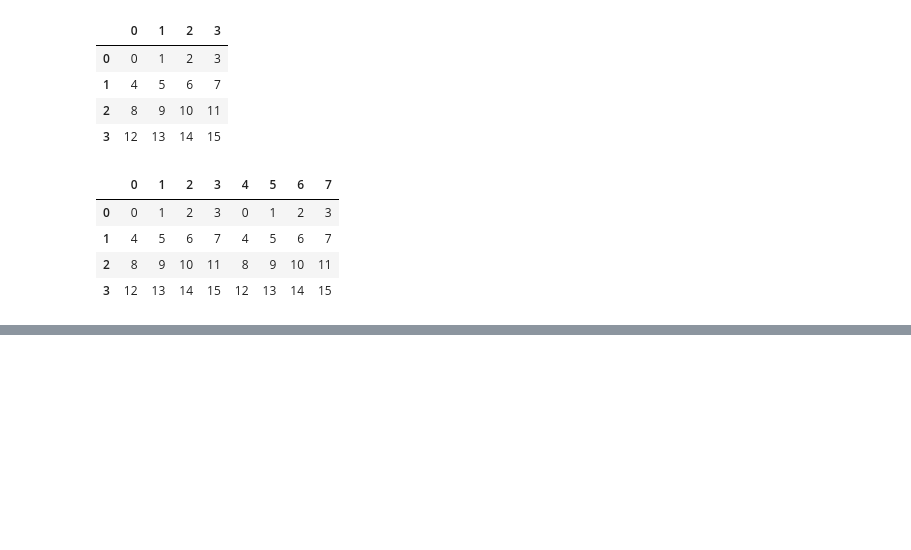
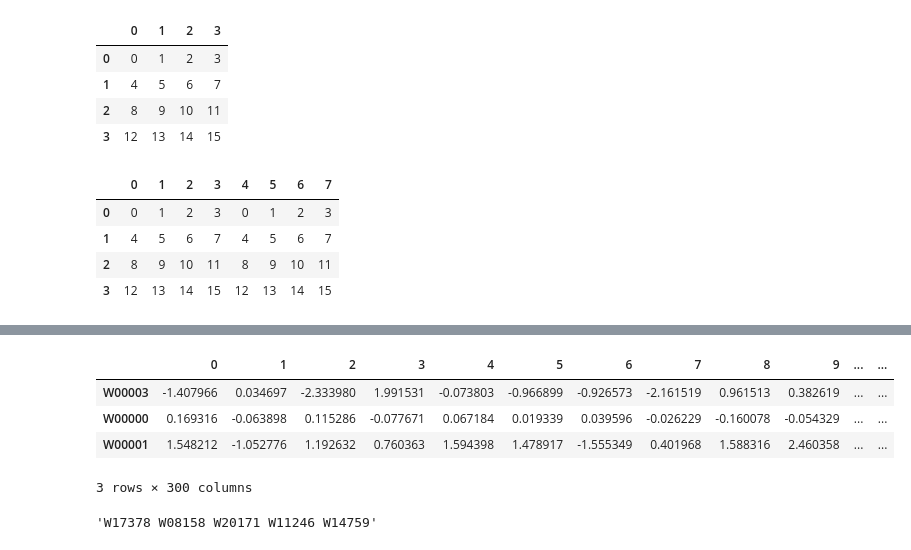
Before and after one commit to Fengjun-Wang/mirror_question_pair, a Jupyter notebook: scripts/data_analysis/Data_analysis.ipynb, the cells around one changed output, grey strips where cells are left out. Drawn from its saved outputs; the diff is of its cells as text; code cells hidden in the pictures; blank space fills up the shorter version.

```diff
--- a/scripts/data_analysis/Data_analysis.ipynb
+++ b/scripts/data_analysis/Data_analysis.ipynb
@@ -523,0 +740,4 @@ pd.concat([a,b],ignore_index=True,axis=1)
+# %%
+term_embed = DataSet.load_term_embed("words")
+pad = np.array([0]*300).reshape(1,-1)
+all_emb = np.vstack([pad,term_embed])
@@ -523,0 +760,10 @@ pd.concat([a,b],ignore_index=True,axis=1)
+# %%
+all_emb_df = pd.DataFrame(all_emb,index=["pad"]+term_embed.index.values.tolist())
+# %%
+all_emb_df.loc[["W00003","W00000","W00001"]]
+# %% [output]
+|  | 0 | 1 | 2 | 3 | 4 | 5 | 6 | 7 | 8 | 9 | ... | ... |
+| W00003 | -1.407966 | 0.034697 | -2.333980 | 1.991531 | -0.073803 | -0.966899 | -0.926573 | -2.161519 | 0.961513 | 0.382619 | ... | ... |
+| W00000 | 0.169316 | -0.063898 | 0.115286 | -0.077671 | 0.067184 | 0.019339 | 0.039596 | -0.026229 | -0.160078 | -0.054329 | ... | ... |
+| W00001 | 1.548212 | -1.052776 | 1.192632 | 0.760363 | 1.594398 | 1.478917 | -1.555349 | 0.401968 | 1.588316 | 2.460358 | ... | ... |
+3 rows × 300 columns
@@ -523,0 +777,4 @@ pd.concat([a,b],ignore_index=True,axis=1)
+# %%
+qs.loc["Q000002"]["words"]
+# %% [output]
+'W17378 W08158 W20171 W11246 W14759'
```
Also changed, not shown: parts of 38 cells of this notebook, 13 other files.
